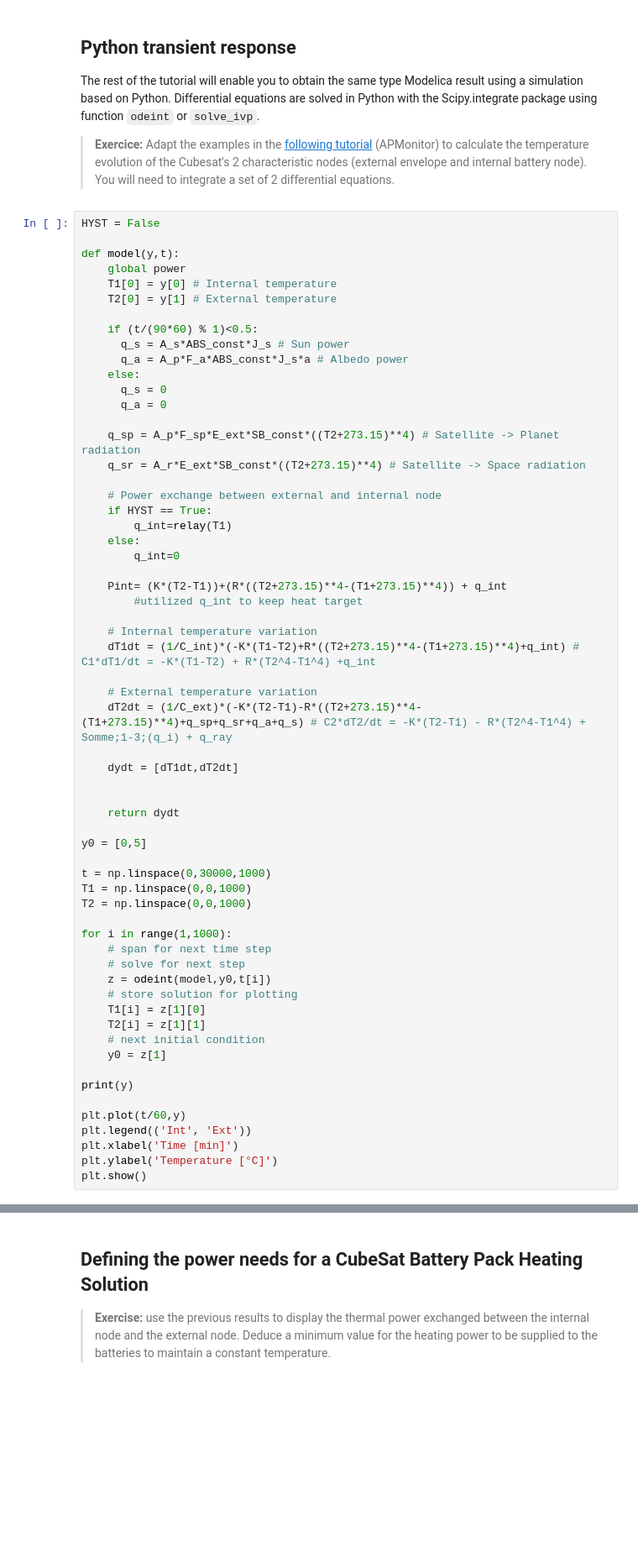
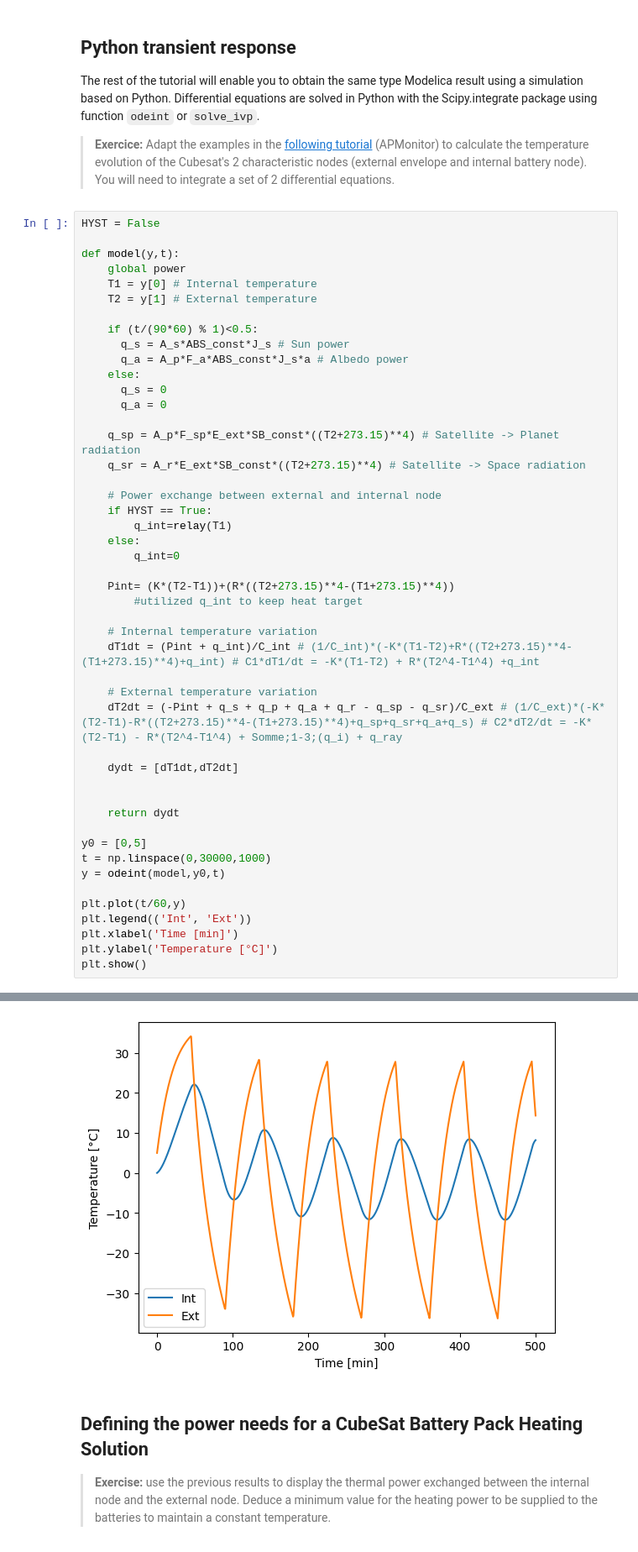
Before and after one commit to Arnet41/Arnet, a Jupyter notebook: notebook/04_TD1_CubeSatThermalModeling_Student.ipynb, the cells around one changed output, grey strips where cells are left out. Shown at 84% size. Drawn from its saved outputs; the diff is of its cells as text; blank space fills up the shorter version.

```diff
--- a/notebook/04_TD1_CubeSatThermalModeling_Student.ipynb
+++ b/notebook/04_TD1_CubeSatThermalModeling_Student.ipynb
@@ -174,8 +174,8 @@ HYST = False
 
 def model(y,t):
     global power
-    T1[0] = y[0] # Internal temperature
-    T2[0] = y[1] # External temperature
+    T1 = y[0] # Internal temperature
+    T2 = y[1] # External temperature
 
     if (t/(90*60) % 1)<0.5:
       q_s = A_s*ABS_const*J_s # Sun power
@@ -193,14 +193,14 @@ def model(y,t):
     else:
         q_int=0
 
-    Pint= (K*(T2-T1))+(R*((T2+273.15)**4-(T1+273.15)**4)) + q_int
+    Pint= (K*(T2-T1))+(R*((T2+273.15)**4-(T1+273.15)**4))
         #utilized q_int to keep heat target
 
     # Internal temperature variation
-    dT1dt = (1/C_int)*(-K*(T1-T2)+R*((T2+273.15)**4-(T1+273.15)**4)+q_int) # C1*dT1/dt = -K*(T1-T2) + R*(T2^4-T1^4) +q_int
+    dT1dt = (Pint + q_int)/C_int # (1/C_int)*(-K*(T1-T2)+R*((T2+273.15)**4-(T1+273.15)**4)+q_int) # C1*dT1/dt = -K*(T1-T2) + R*(T2^4-T1^4) +q_int
 
     # External temperature variation
-    dT2dt = (1/C_ext)*(-K*(T2-T1)-R*((T2+273.15)**4-(T1+273.15)**4)+q_sp+q_sr+q_a+q_s) # C2*dT2/dt = -K*(T2-T1) - R*(T2^4-T1^4) + Somme;1-3;(q_i) + q_ray
+    dT2dt = (-Pint + q_s + q_p + q_a + q_r - q_sp - q_sr)/C_ext # (1/C_ext)*(-K*(T2-T1)-R*((T2+273.15)**4-(T1+273.15)**4)+q_sp+q_sr+q_a+q_s) # C2*dT2/dt = -K*(T2-T1) - R*(T2^4-T1^4) + Somme;1-3;(q_i) + q_ray
 
     dydt = [dT1dt,dT2dt]
 
@@ -208,22 +208,8 @@ def model(y,t):
     return dydt
 
 y0 = [0,5]
-
 t = np.linspace(0,30000,1000)
-T1 = np.linspace(0,0,1000)
-T2 = np.linspace(0,0,1000)
-
-for i in range(1,1000):
-    # span for next time step
-    # solve for next step
-    z = odeint(model,y0,t[i])
-    # store solution for plotting
-    T1[i] = z[1][0]
-    T2[i] = z[1][1]
-    # next initial condition
-    y0 = z[1]
-
-print(y)
+y = odeint(model,y0,t)
 
 plt.plot(t/60,y)
 plt.legend(('Int', 'Ext'))
@@ -235,3 +220,4 @@ ValueError: diff requires input that is at least one dimensional
+[figure, added]
 # %% [markdown]
 ## Defining the power needs for a CubeSat Battery Pack Heating Solution
 
```
Also changed, not shown: parts of 4 cells of this notebook.
